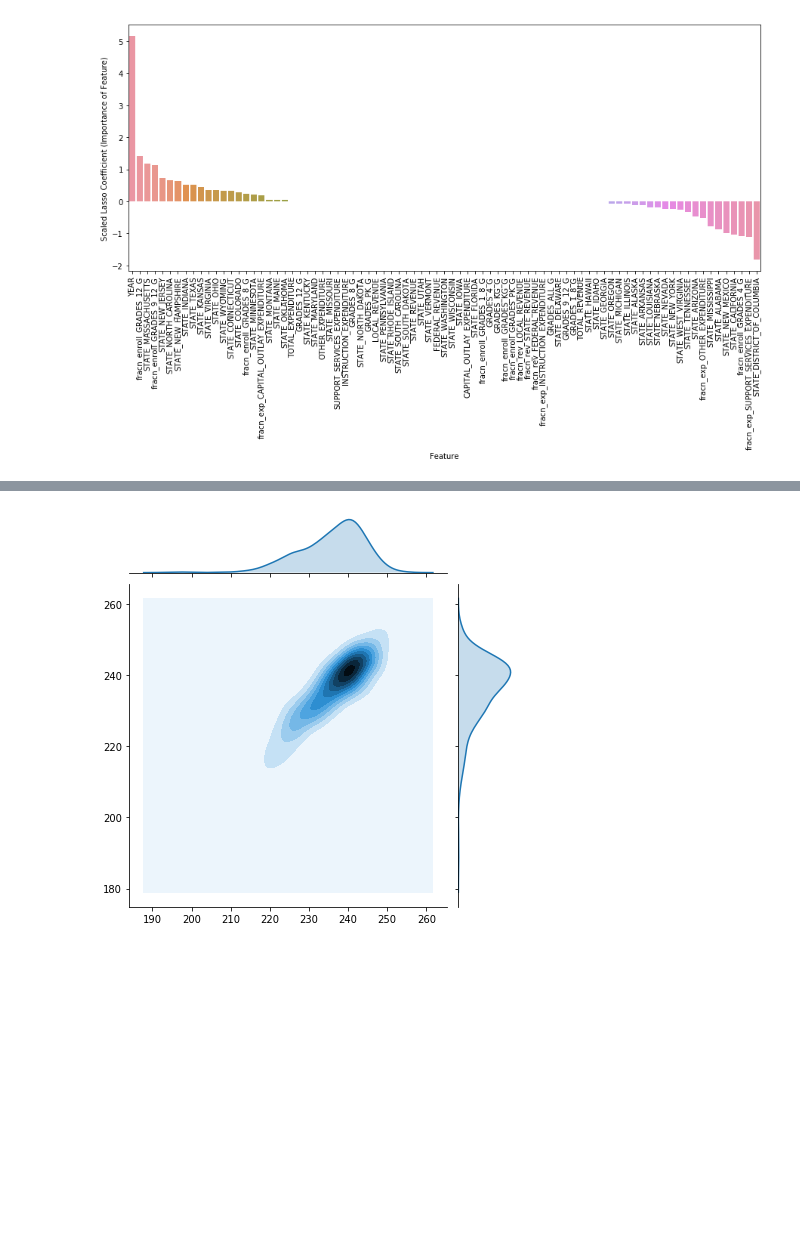
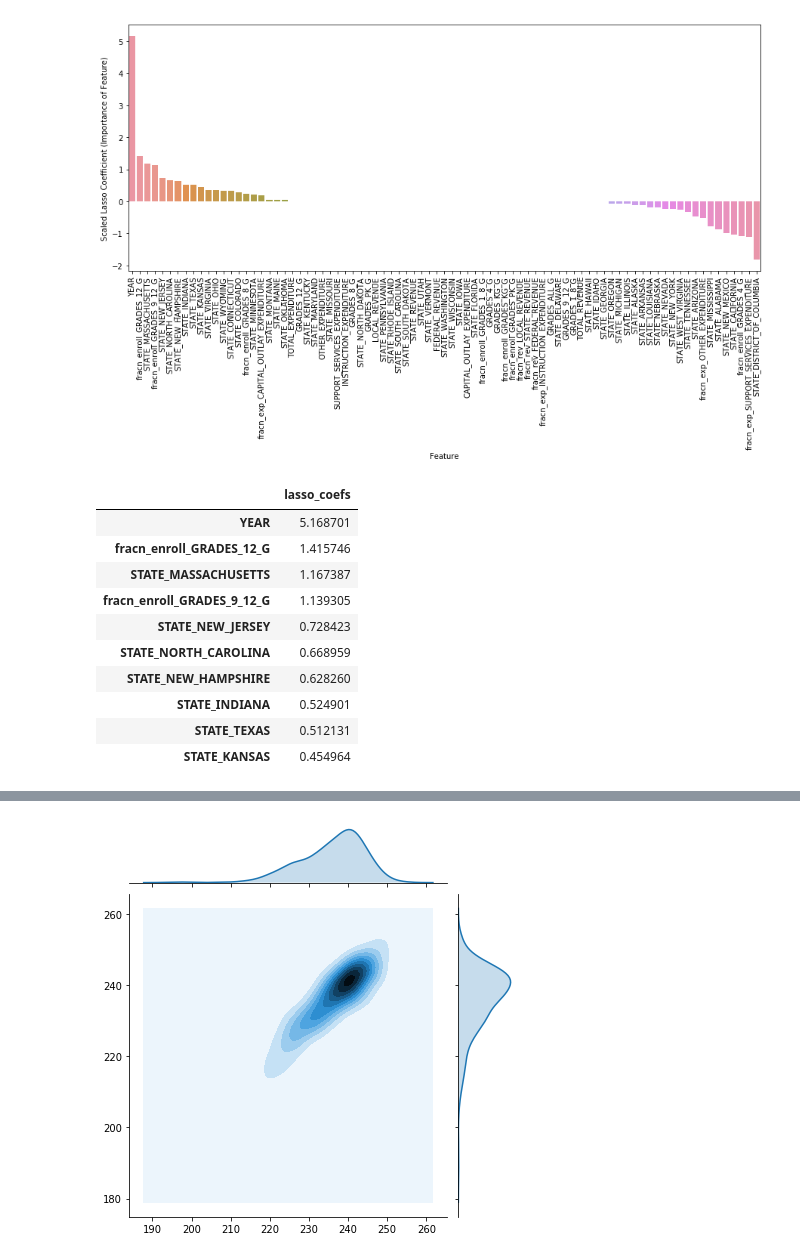
Before and after one commit to daericks/us-ed, a Jupyter notebook: notebooks/1_cross_validation_models.ipynb, the cells around one changed output, grey strips where cells are left out. Saved outputs shown, nothing was run; the diff lists cells and outputs as text; code cells hidden in the pictures; blank space fills up the shorter version.

```diff
--- a/notebooks/1_cross_validation_models.ipynb
+++ b/notebooks/1_cross_validation_models.ipynb
@@ -456,3 +500,17 @@ plt.xticks(rotation=90)
         68, 69, 70, 71, 72, 73, 74, 75, 76, 77, 78, 79, 80, 81, 82]),
  <a list of 83 Text xticklabel objects>)
 [figure]
+# %%
+lasso_coef_df.head(10)
+# %% [output]
+|  | lasso_coefs |
+| YEAR | 5.168701 |
+| fracn_enroll_GRADES_12_G | 1.415746 |
+| STATE_MASSACHUSETTS | 1.167387 |
+| fracn_enroll_GRADES_9_12_G | 1.139305 |
+| STATE_NEW_JERSEY | 0.728423 |
+| STATE_NORTH_CAROLINA | 0.668959 |
+| STATE_NEW_HAMPSHIRE | 0.628260 |
+| STATE_INDIANA | 0.524901 |
+| STATE_TEXAS | 0.512131 |
+| STATE_KANSAS | 0.454964 |
```
Also changed, not shown: parts of 2 cells of this notebook.
